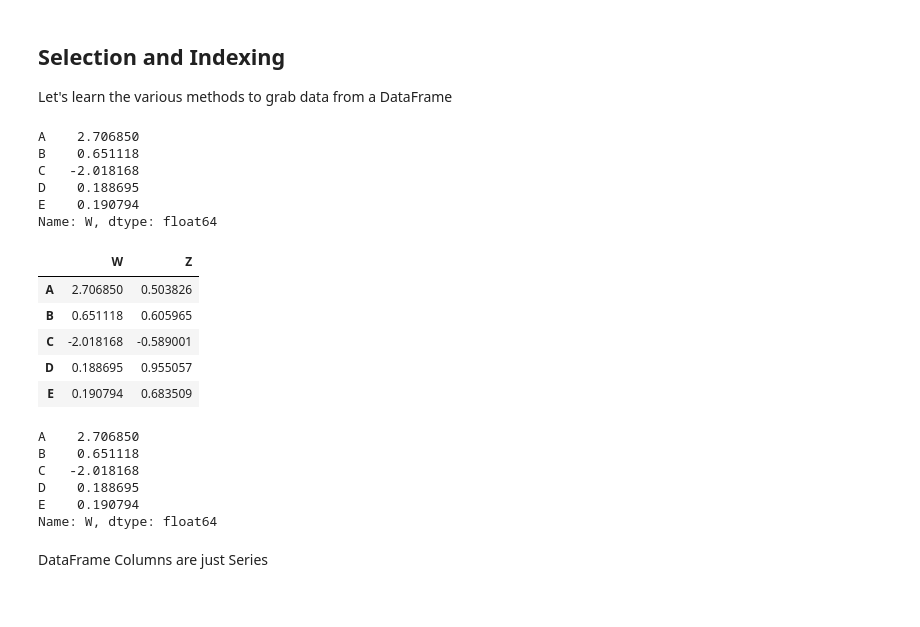
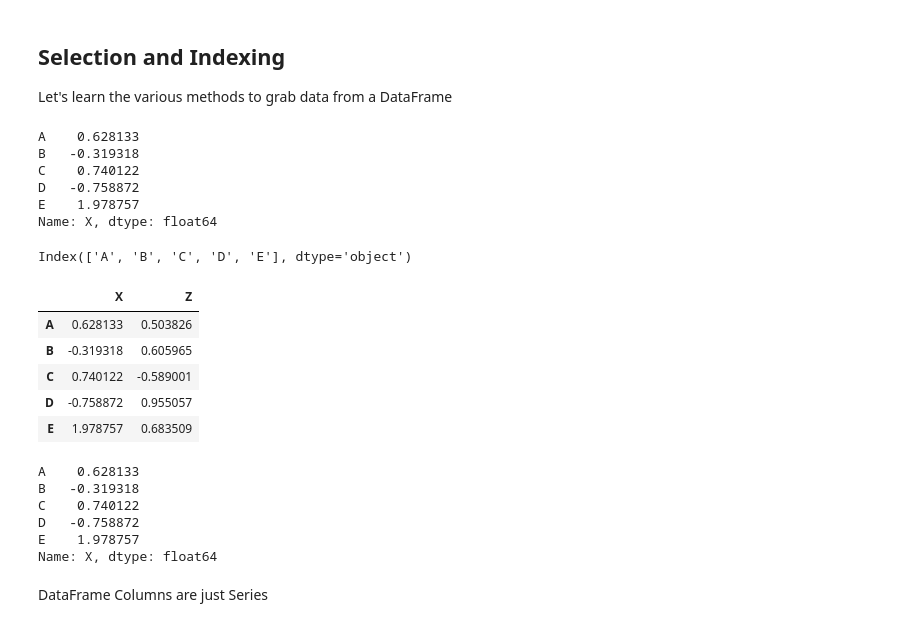
Before and after one commit to nestorpereiralinares/Data-Preparations-and-transformation, a Jupyter notebook: DataFrames.ipynb, the cells around one changed output. Drawn from its saved outputs; the diff is of its cells as text; code cells hidden in the pictures.

```diff
--- a/DataFrames.ipynb
+++ b/DataFrames.ipynb
@@ -31,34 +31,38 @@ df
 
 Let's learn the various methods to grab data from a DataFrame
 # %%
-df['W']
+df['X']
 # %% [output]
-A    2.706850
-B    0.651118
-C   -2.018168
-D    0.188695
-E    0.190794
-Name: W, dtype: float64
+A    0.628133
+B   -0.319318
+C    0.740122
+D   -0.758872
+E    1.978757
+Name: X, dtype: float64
+# %%
+df.index
+# %% [output]
+Index(['A', 'B', 'C', 'D', 'E'], dtype='object')
 # %%
 # Pass a list of column names
-df[['W','Z']]
+df[['X','Z']]
 # %% [output]
-|  | W | Z |
-| A | 2.706850 | 0.503826 |
-| B | 0.651118 | 0.605965 |
-| C | -2.018168 | -0.589001 |
-| D | 0.188695 | 0.955057 |
-| E | 0.190794 | 0.683509 |
+|  | X | Z |
+| A | 0.628133 | 0.503826 |
+| B | -0.319318 | 0.605965 |
+| C | 0.740122 | -0.589001 |
+| D | -0.758872 | 0.955057 |
+| E | 1.978757 | 0.683509 |
 # %%
 # SQL Syntax (NOT RECOMMENDED!)
-df.W
+df.X
 # %% [output]
-A    2.706850
-B    0.651118
-C   -2.018168
-D    0.188695
-E    0.190794
-Name: W, dtype: float64
+A    0.628133
+B   -0.319318
+C    0.740122
+D   -0.758872
+E    1.978757
+Name: X, dtype: float64
 # %% [markdown]
 DataFrame Columns are just Series
 # %%
```
Also changed, not shown: parts of 9 cells of this notebook.
